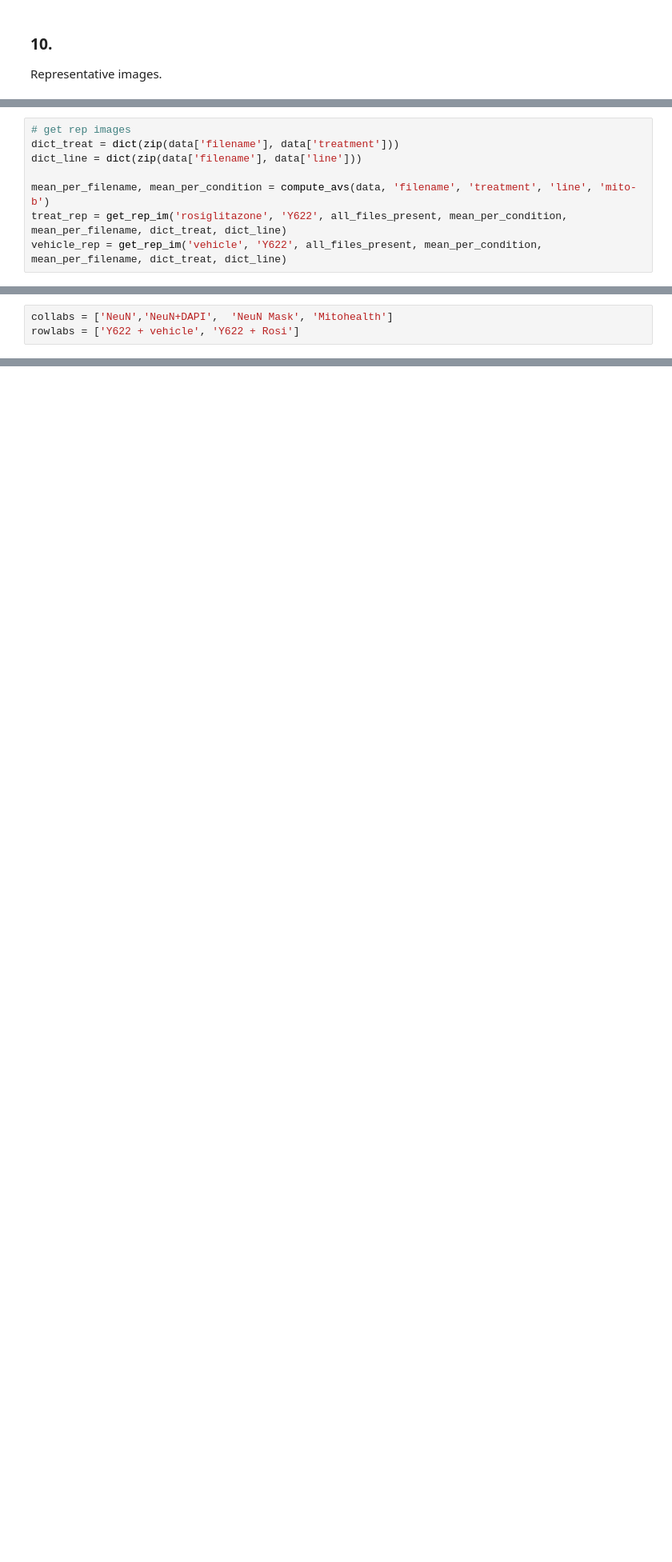
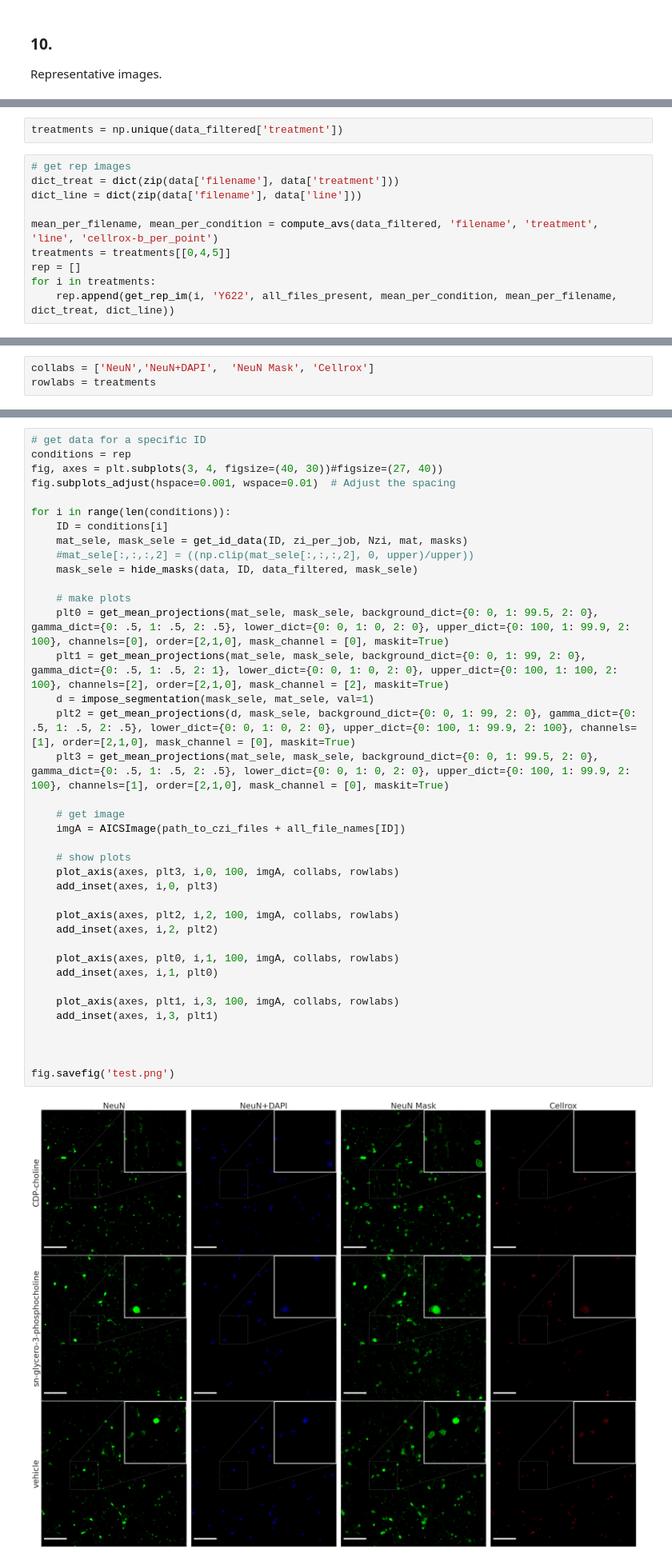
Before and after one commit to djunamay/confocalQuant, a Jupyter notebook: outs/neuronbatch102523_cellrox_out/102523_cellrox.ipynb, the cells around one changed output, grey strips where cells are left out. Shown at 80% size. Drawn from its saved outputs; the diff is of its cells as text; blank space fills up the shorter version.

```diff
--- a/outs/neuronbatch102523_cellrox_out/102523_cellrox.ipynb
+++ b/outs/neuronbatch102523_cellrox_out/102523_cellrox.ipynb
@@ -297,11 +336,15 @@ from confocalQuant.plotting import add_scale_bar, add_inset, plot_axis, get_id_d
 import numpy as np
 import matplotlib.pyplot as plt
 from aicsimageio import AICSImage
+# %%
+treatments = np.unique(data_filtered['treatment'])
 # %%
 # get rep images
 dict_treat = dict(zip(data['filename'], data['treatment']))
 dict_line = dict(zip(data['filename'], data['line']))
 
-mean_per_filename, mean_per_condition = compute_avs(data, 'filename', 'treatment', 'line', 'mito-b')
-treat_rep = get_rep_im('rosiglitazone', 'Y622', all_files_present, mean_per_condition, mean_per_filename, dict_treat, dict_line)
-vehicle_rep = get_rep_im('vehicle', 'Y622', all_files_present, mean_per_condition, mean_per_filename, dict_treat, dict_line)
+mean_per_filename, mean_per_condition = compute_avs(data_filtered, 'filename', 'treatment', 'line', 'cellrox-b_per_point')
+treatments = treatments[[0,4,5]]
+rep = []
+for i in treatments:
+    rep.append(get_rep_im(i, 'Y622', all_files_present, mean_per_condition, mean_per_filename, dict_treat, dict_line))
@@ -313,3 +351,3 @@ array(['CDP-choline', 'GW501516', 'rosiglitazone',
 # %%
-collabs = ['NeuN','NeuN+DAPI',  'NeuN Mask', 'Mitohealth']
-rowlabs = ['Y622 + vehicle', 'Y622 + Rosi']
+collabs = ['NeuN','NeuN+DAPI',  'NeuN Mask', 'Cellrox']
+rowlabs = treatments
@@ -355,3 +357,43 @@ for i in range(len(conditions)):
+# %%
+# get data for a specific ID
+conditions = rep
+fig, axes = plt.subplots(3, 4, figsize=(40, 30))#figsize=(27, 40))
+fig.subplots_adjust(hspace=0.001, wspace=0.01)  # Adjust the spacing
+
+for i in range(len(conditions)):
+    ID = conditions[i]
+    mat_sele, mask_sele = get_id_data(ID, zi_per_job, Nzi, mat, masks)
+    #mat_sele[:,:,:,2] = ((np.clip(mat_sele[:,:,:,2], 0, upper)/upper))
+    mask_sele = hide_masks(data, ID, data_filtered, mask_sele)
+
+    # make plots
+    plt0 = get_mean_projections(mat_sele, mask_sele, background_dict={0: 0, 1: 99.5, 2: 0}, gamma_dict={0: .5, 1: .5, 2: .5}, lower_dict={0: 0, 1: 0, 2: 0}, upper_dict={0: 100, 1: 99.9, 2: 100}, channels=[0], order=[2,1,0], mask_channel = [0], maskit=True)
+    plt1 = get_mean_projections(mat_sele, mask_sele, background_dict={0: 0, 1: 99, 2: 0}, gamma_dict={0: .5, 1: .5, 2: 1}, lower_dict={0: 0, 1: 0, 2: 0}, upper_dict={0: 100, 1: 100, 2: 100}, channels=[2], order=[2,1,0], mask_channel = [2], maskit=True)
+    d = impose_segmentation(mask_sele, mat_sele, val=1)
+    plt2 = get_mean_projections(d, mask_sele, background_dict={0: 0, 1: 99, 2: 0}, gamma_dict={0: .5, 1: .5, 2: .5}, lower_dict={0: 0, 1: 0, 2: 0}, upper_dict={0: 100, 1: 99.9, 2: 100}, channels=[1], order=[2,1,0], mask_channel = [0], maskit=True)
+    plt3 = get_mean_projections(mat_sele, mask_sele, background_dict={0: 0, 1: 99.5, 2: 0}, gamma_dict={0: .5, 1: .5, 2: .5}, lower_dict={0: 0, 1: 0, 2: 0}, upper_dict={0: 100, 1: 99.9, 2: 100}, channels=[1], order=[2,1,0], mask_channel = [0], maskit=True)
+
+    # get image
+    imgA = AICSImage(path_to_czi_files + all_file_names[ID])
+
+    # show plots
+    plot_axis(axes, plt3, i,0, 100, imgA, collabs, rowlabs)
+    add_inset(axes, i,0, plt3)
+
+    plot_axis(axes, plt2, i,2, 100, imgA, collabs, rowlabs)
+    add_inset(axes, i,2, plt2)
+
+    plot_axis(axes, plt0, i,1, 100, imgA, collabs, rowlabs)
+    add_inset(axes, i,1, plt0)
+
+    plot_axis(axes, plt1, i,3, 100, imgA, collabs, rowlabs)
+    add_inset(axes, i,3, plt1)
+
+
+
+fig.savefig('test.png')
+# %% [output]
+[figure, added]
 # %%
 # add mixed model quantification to account for well effects
 # check the KDE plot
```
Also changed, not shown: parts of 32 cells of this notebook.
